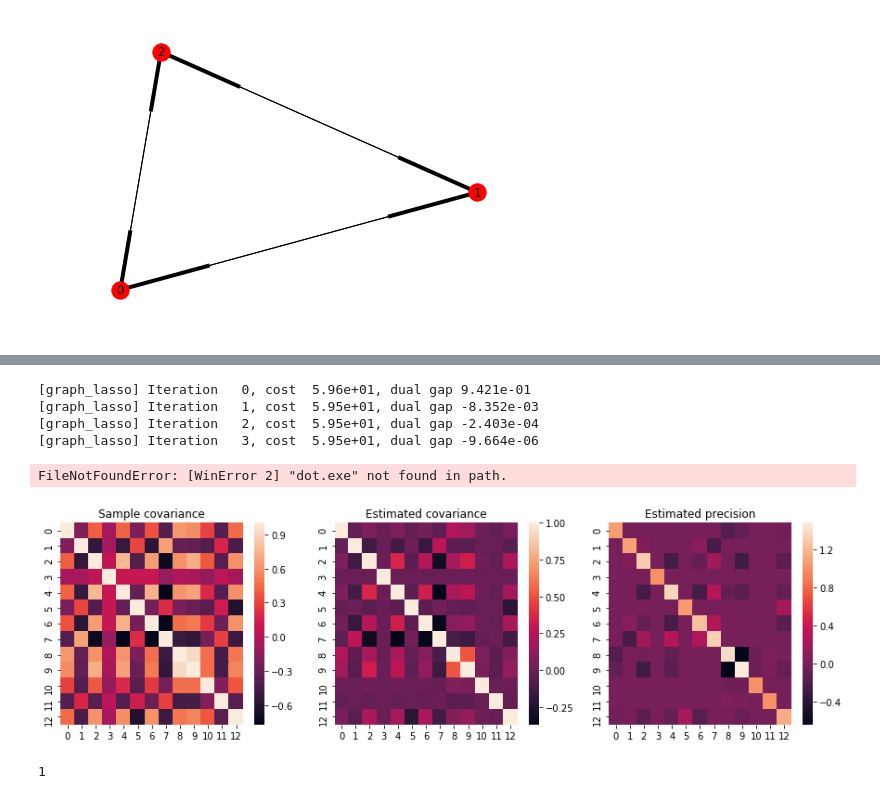
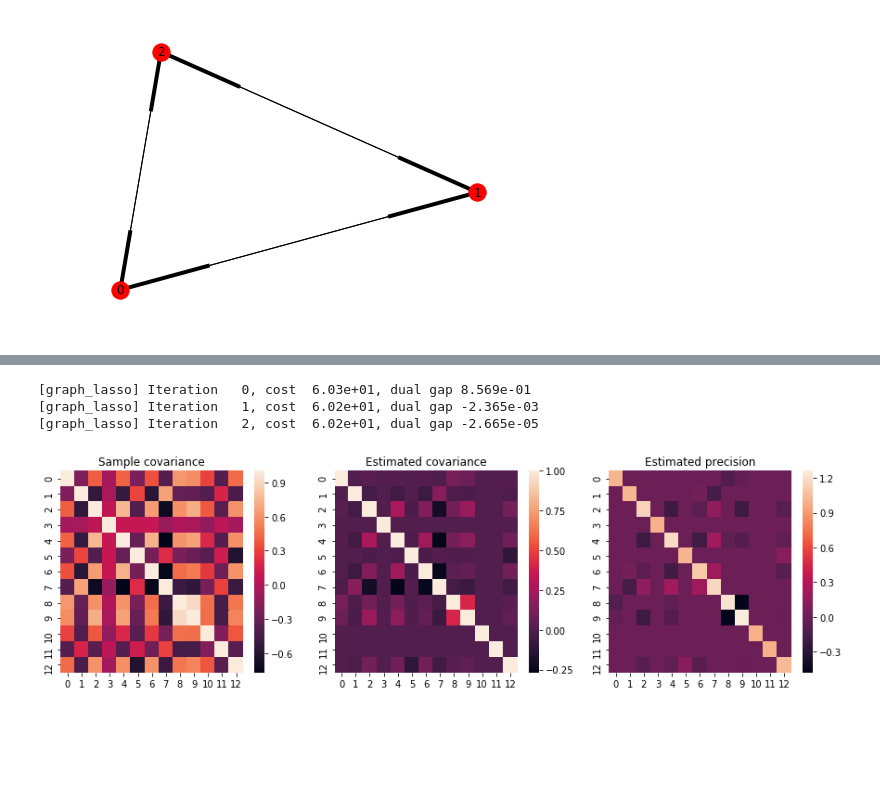
Before and after one commit to gucchi123/network, a Jupyter notebook: label_prop_network.ipynb, the cells around one changed output, grey strips where cells are left out. Saved outputs shown, nothing was run; the diff lists cells and outputs as text; code cells hidden in the pictures; blank space fills up the shorter version.

```diff
--- a/label_prop_network.ipynb
+++ b/label_prop_network.ipynb
@@ -293,16 +156,15 @@ def Disp_Gaussian_Graphical_Model(model, feature_names):
 # %%
 feature_names=datasets.load_boston().feature_names
-alpha = 0.4
+alpha = 0.5
 model = Graphical_Lasso(data, alpha)
-Disp_Gaussian_Graphical_Model(model,feature_names)
+pre_ = model.precision_
+pre_zero = pre_-np.diag(np.diag(pre_))
+
+df = pd.DataFrame(index=feature_names.tolist(),
+                  columns=feature_names.tolist(),
+                  data=pre_zero.tolist())
 # %% [output]
-[graph_lasso] Iteration   0, cost  5.96e+01, dual gap 9.421e-01
-[graph_lasso] Iteration   1, cost  5.95e+01, dual gap -8.352e-03
-[graph_lasso] Iteration   2, cost  5.95e+01, dual gap -2.403e-04
-[graph_lasso] Iteration   3, cost  5.95e+01, dual gap -9.664e-06
+[graph_lasso] Iteration   0, cost  6.03e+01, dual gap 8.569e-01
+[graph_lasso] Iteration   1, cost  6.02e+01, dual gap -2.365e-03
+[graph_lasso] Iteration   2, cost  6.02e+01, dual gap -2.665e-05
-FileNotFoundError: [WinError 2] "dot.exe" not found in path.
-[figure, old version]
+[figure, new version]
-# %%
-1
-# %% [output]
-1
```
Also changed, not shown: parts of 11 cells of this notebook.
